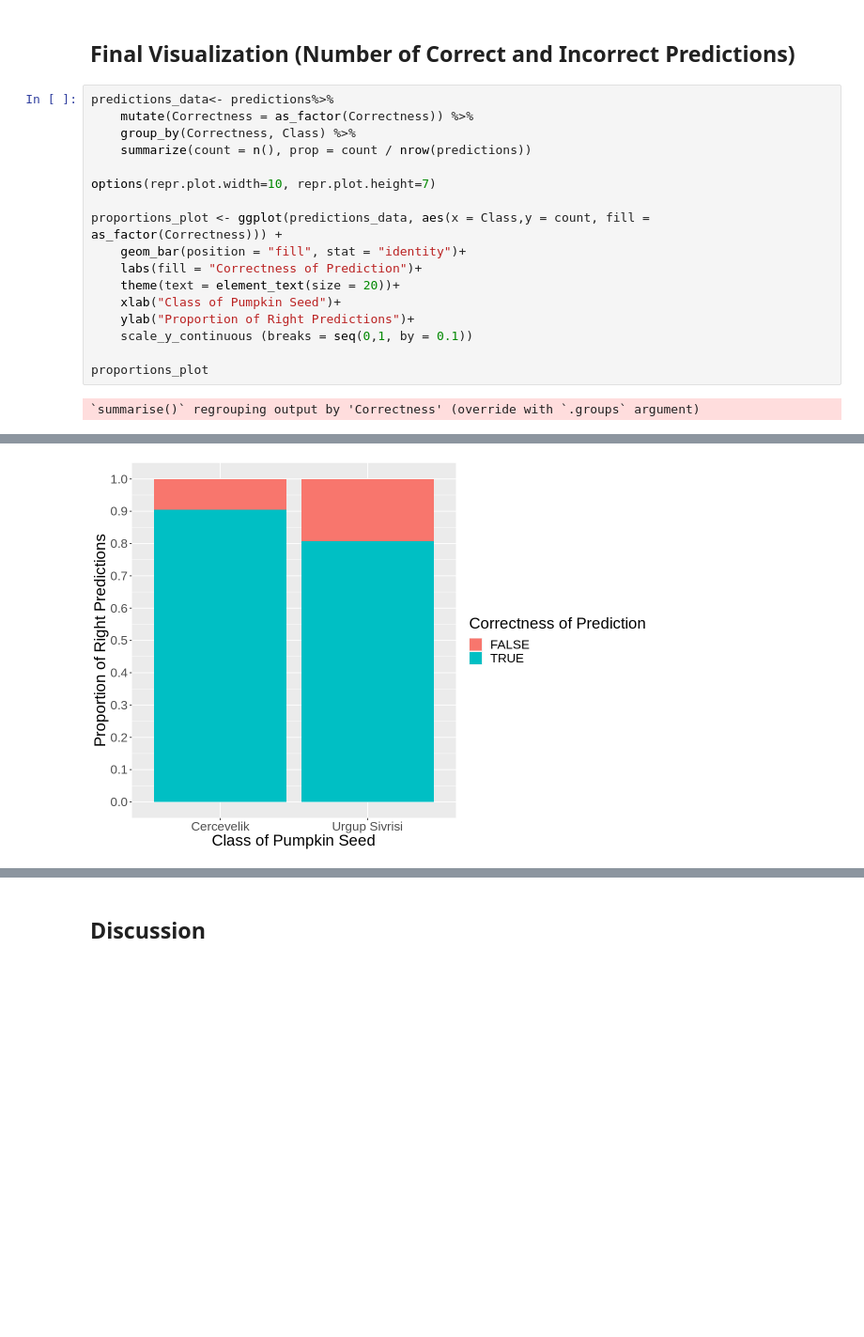
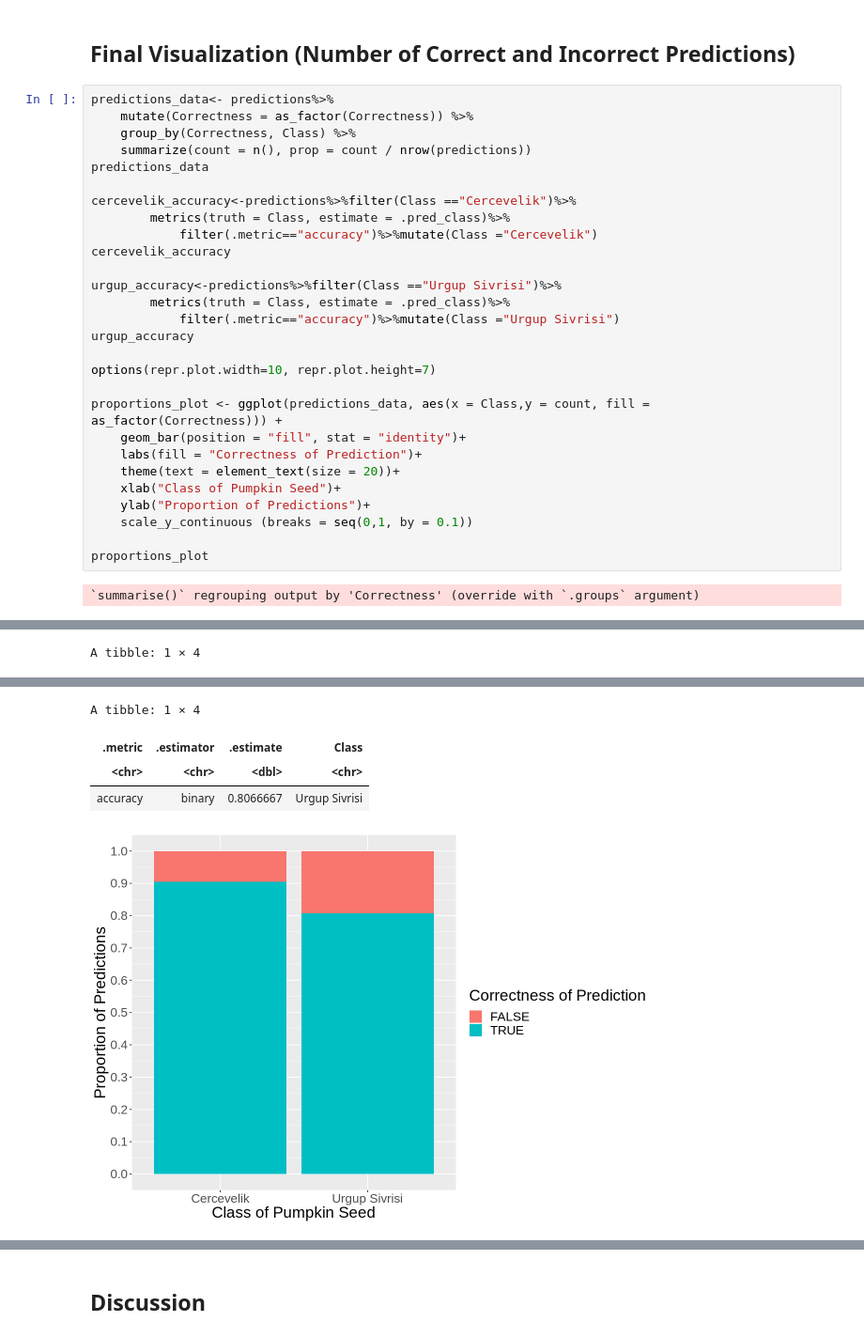
Before and after one commit to luevrata/pumpkin_seeds_data, a Jupyter notebook: Final Project Submission.ipynb, the cells around one changed output, grey strips where cells are left out. Shown: that part at 94% size. Drawn from its saved outputs; the diff is of its cells as text; blank space fills up the shorter version.

Commit message:
combined results and discussion part together, continued discussion, found the exact accuracy values for both classes

```diff
--- a/Final Project Submission.ipynb
+++ b/Final Project Submission.ipynb
@@ -288,6 +299,17 @@ predictions_data<- predictions%>%
     mutate(Correctness = as_factor(Correctness)) %>%
     group_by(Correctness, Class) %>%
     summarize(count = n(), prop = count / nrow(predictions))
+predictions_data
+
+cercevelik_accuracy<-predictions%>%filter(Class =="Cercevelik")%>%
+        metrics(truth = Class, estimate = .pred_class)%>%
+            filter(.metric=="accuracy")%>%mutate(Class ="Cercevelik")
+cercevelik_accuracy
+
+urgup_accuracy<-predictions%>%filter(Class =="Urgup Sivrisi")%>%
+        metrics(truth = Class, estimate = .pred_class)%>%
+            filter(.metric=="accuracy")%>%mutate(Class ="Urgup Sivrisi")
+urgup_accuracy
 
 options(repr.plot.width=10, repr.plot.height=7)
 
@@ -296,7 +318,7 @@ proportions_plot <- ggplot(predictions_data, aes(x = Class,y = count, fill = as_
     labs(fill = "Correctness of Prediction")+
     theme(text = element_text(size = 20))+
     xlab("Class of Pumpkin Seed")+
-    ylab("Proportion of Right Predictions")+
+    ylab("Proportion of Predictions")+
     scale_y_continuous (breaks = seq(0,1, by = 0.1))
 
 proportions_plot
@@ -304,0 +334 @@ proportions_plot
+A tibble: 1 × 4
@@ -305,4 +338,8 @@ proportions_plot
+A tibble: 1 × 4
+| .metric | .estimator | .estimate | Class |
+| <chr> | <chr> | <dbl> | <chr> |
+| accuracy | binary | 0.8066667 | Urgup Sivrisi |
-[figure, old version]
+[figure, new version]
 # %% [markdown]
 **Figure**
 
```
Also changed, not shown: parts of 6 cells of this notebook.
